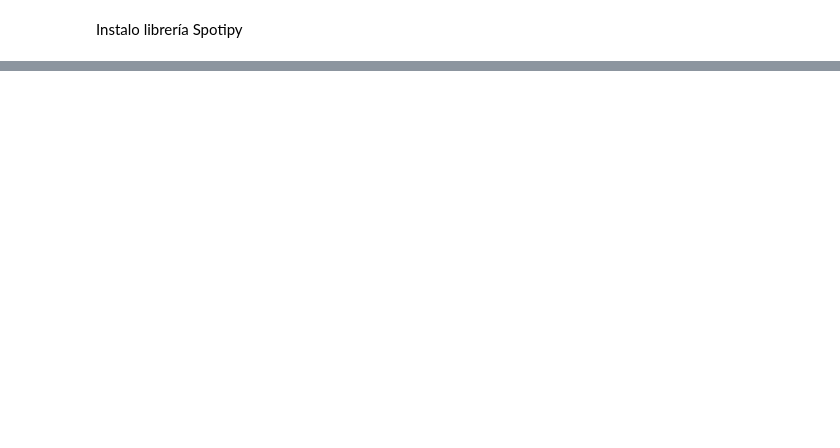
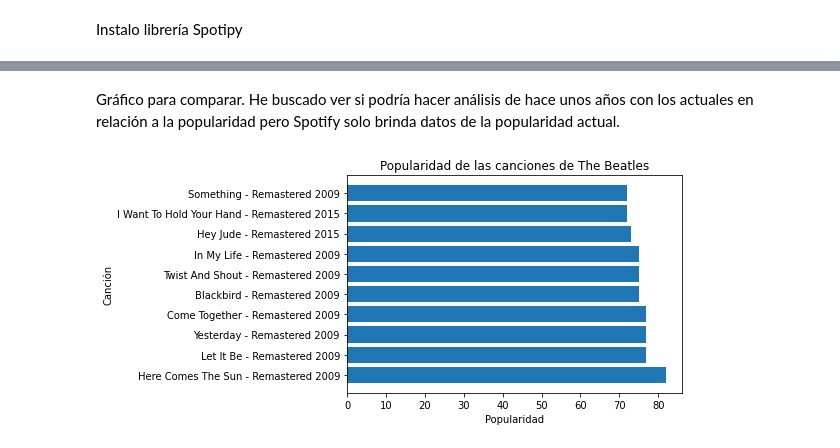
Before and after one commit to RODRIGORUBIO1991/PythonCode, a Jupyter notebook: API/API.ipynb, the cells around one changed output, grey strips where cells are left out. Cells and saved outputs as stored; diff of their text form; code cells hidden in the pictures; blank space fills up the shorter version.

```diff
--- a/API/API.ipynb
+++ b/API/API.ipynb
@@ -354,0 +267,13 @@ print(df)
+# %%
+# ID de The Beatles
+artist_id = '3WrFJ7ztbogyGnTHbHJFl2'
+
+# Obtener las canciones más populares de The Beatles
+top_tracks = sp.artist_top_tracks(artist_id)['tracks']
+
+# Ordenar las canciones por popularidad
+sorted_tracks = sorted(top_tracks, key=lambda x: x['popularity'], reverse=True)
+
+# Imprimir la lista de canciones en orden de popularidad
+for i, track in enumerate(sorted_tracks):
+    print(f"{i+1}. {track['name']} - popularidad: {track['popularity']}")
@@ -354,0 +291,31 @@ print(df)
+# %% [markdown]
+Gráfico para comparar.
+He buscado ver si podría hacer análisis de hace unos años con los actuales en relación a la popularidad pero Spotify solo brinda datos de la popularidad actual.
+# %%
+import matplotlib.pyplot as plt
+
+# ID de The Beatles
+artist_id = '3WrFJ7ztbogyGnTHbHJFl2'
+
+# Obtener las canciones más populares de The Beatles
+top_tracks = sp.artist_top_tracks(artist_id)['tracks']
+
+# Ordenar las canciones por popularidad
+sorted_tracks = sorted(top_tracks, key=lambda x: x['popularity'], reverse=True)
+
+# Crear listas con los nombres y popularidades de las canciones
+names = [track['name'] for track in sorted_tracks]
+popularity = [track['popularity'] for track in sorted_tracks]
+
+# Crear un gráfico de barras horizontales con la popularidad de las canciones
+plt.barh(names, popularity)
+
+# Configurar el título y los ejes del gráfico
+plt.title('Popularidad de las canciones de The Beatles')
+plt.xlabel('Popularidad')
+plt.ylabel('Canción')
+
+# Mostrar el gráfico
+plt.show()
+# %% [output]
+[figure, added]
```
Also changed, not shown: parts of 38 cells of this notebook.
